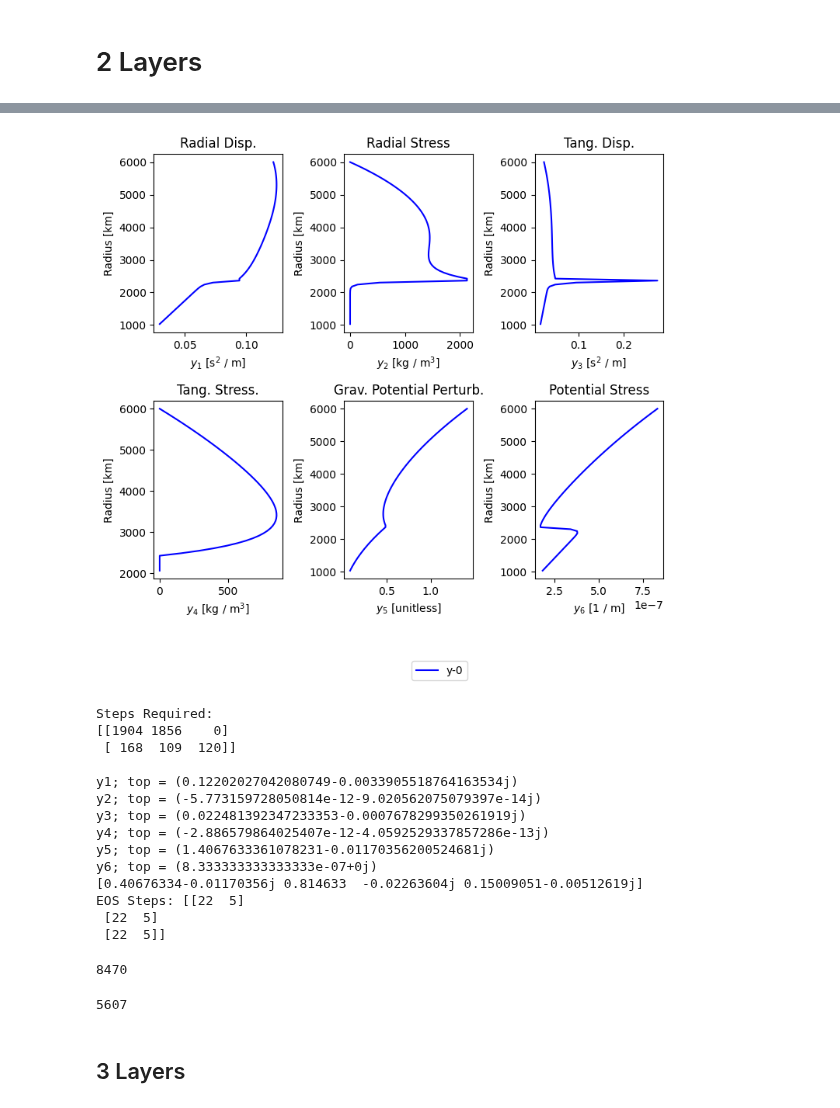
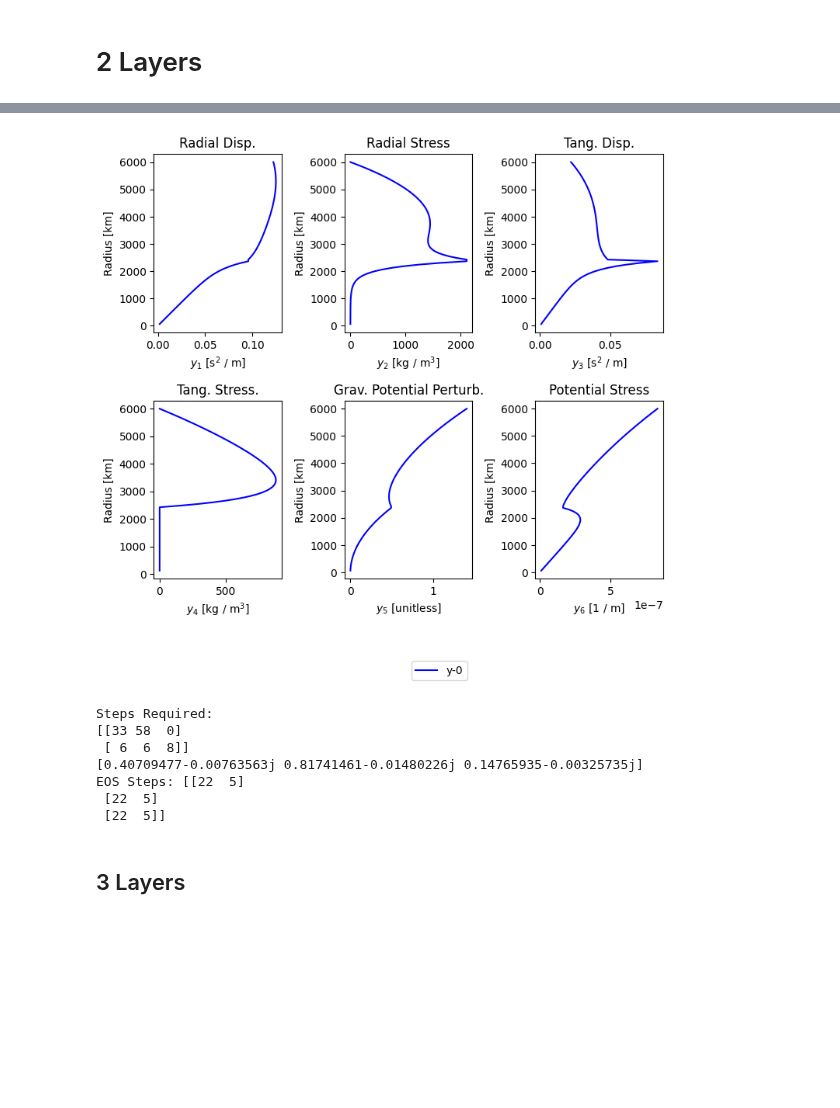
Before and after one commit to jrenaud90/TidalPy, a Jupyter notebook: Benchmarks & Performance/RadialSolver/RadialSolver Benchmarks.ipynb, the cells around one changed output, grey strips where cells are left out. Drawn from its saved outputs; the diff is of its cells as text; code cells hidden in the pictures; blank space fills up the shorter version.

```diff
--- a/Benchmarks & Performance/RadialSolver/RadialSolver Benchmarks.ipynb
+++ b/Benchmarks & Performance/RadialSolver/RadialSolver Benchmarks.ipynb
@@ -8,5 +8,5 @@ from TidalPy.rheology.models import Maxwell, Andrade, Elastic
 from TidalPy.utilities.spherical_helper import calculate_mass_gravity_arrays
 
 print(__version__)
-run_times = False
+run_times = True
 # %% [output]
@@ -136,9 +123,9 @@ EOS Steps: [[23 23]]
 def test_2layer():
     layer_types = ('liquid', 'solid')
     is_static_by_layer = (False, False)
-    integration_method = 'RK45'
-    integration_rtol = 1.0e-10
-    integration_atol = 1.0e-12
+    integration_method = 'DOP853'
+    integration_rtol = 1.0e-4
+    integration_atol = 1.0e-6
     nondimensionalize = True
     is_incompressible_by_layer = (False, False)
     use_kamata = False
@@ -147,7 +134,7 @@ def test_2layer():
     CMB_radius = 0.4 * radius_array[-1]
     upper_radius_by_layer = np.asarray((CMB_radius, radius_array[-1]))
 
-    frequency = np.pi * 2. / (86400. * 1.5)
+    frequency = np.pi * 2. / (86400. * 0.3)
 
     ic_index = radius_array <= CMB_radius
     mantle_index = radius_array > CMB_radius
@@ -187,14 +174,14 @@ def test_2layer():
         solve_for = None,
         core_condition = 0,
         use_kamata = use_kamata,
-        starting_radius = 1.0e6,
+        starting_radius = 1.0e4,
         start_radius_tolerance = 1.0e-5,
         integration_method = integration_method,
         integration_rtol = integration_rtol,
         integration_atol = integration_atol,
         scale_rtols_bylayer_type = False,
         max_num_steps = 50_000_000,
-        expected_size = len(radius_array),
+        expected_size = 250,
         max_ram_MB = 4500,
         max_step = 0,
         nondimensionalize = nondimensionalize,
@@ -208,7 +195,7 @@ def test_2layer():
         eos_atol = 1.0e-12,
         eos_pressure_tol = 1.0e-2,
         eos_max_iters = 50,
-        perform_checks = True
+        perform_checks = False
     )
 
     solution = radial_solver(**input_dict)
@@ -224,29 +211,25 @@ def test_2layer():
 
     print("Steps Required:")
     print(solution.steps_taken)
-    print()
-    print("y1; top =", ys[0, -1])
-    print("y2; top =", ys[1, -1])
-    print("y3; top =", ys[2, -1])
-    print("y4; top =", ys[3, -1])
-    print("y5; top =", ys[4, -1])
-    print("y6; top =", ys[5, -1])
 
     print(solution.love)
     print('EOS Steps:', solution.eos_steps_taken)
 
 
-# New
 # 0.5.3
-# 3.84ms; 3.91ms
-# 3.06ms; 3.08ms
+#   3.06ms; 3.08ms
+# 0.5.4
+#   New: 2.39ms; 2.42ms; 2.43ms
+#   Old: 99.4ms; 97.7ms; 100ms
+# 0.6.0
+#   New: 2.38ms; 2.41ms; 2.38ms
+#   Old: 100ms; 97.8ms; 95.8ms
+# 0.6.0a8
+#   Apples to Apples: 3.41ms; 3.29ms; 3.28ms
+#   Using Better tolerances:
+#     0.680ms; 0.690ms; 0.679ms
 
-# 0.5.4
-# New: 2.39ms; 2.42ms; 2.43ms
-# Old: 99.4ms; 97.7ms; 100ms
-# 0.6.0
-# New: 2.38ms; 2.41ms; 2.38ms
-# Old: 100ms; 97.8ms; 95.8ms
+
 
 test_2layer()
 # %% [output]
@@ -253,28 +237,13 @@ test_2layer()
 Result Success: True
 Result Message: RadialSolver.ShootingMethod:: completed without any noted issues.
-[figure, old version]
+[figure, new version]
 Steps Required:
-[[1904 1856    0]
- [ 168  109  120]]
-
-y1; top = (0.12202027042080749-0.0033905518764163534j)
-y2; top = (-5.773159728050814e-12-9.020562075079397e-14j)
-y3; top = (0.022481392347233353-0.0007678299350261919j)
-y4; top = (-2.886579864025407e-12-4.0592529337857286e-13j)
-y5; top = (1.4067633361078231-0.01170356200524681j)
-y6; top = (8.333333333333333e-07+0j)
-[0.40676334-0.01170356j 0.814633  -0.02263604j 0.15009051-0.00512619j]
+[[33 58  0]
+ [ 6  6  8]]
+[0.40709477-0.00763563j 0.81741461-0.01480226j 0.14765935-0.00325735j]
 EOS Steps: [[22  5]
  [22  5]
  [22  5]]
-# %%
-2934 +5536
-# %% [output]
-8470
-# %%
-2912 +2695
-# %% [output]
-5607
 # %% [markdown]
 ## 3 Layers
 # %%
```
Also changed, not shown: parts of 5 cells of this notebook, 16 other files.
